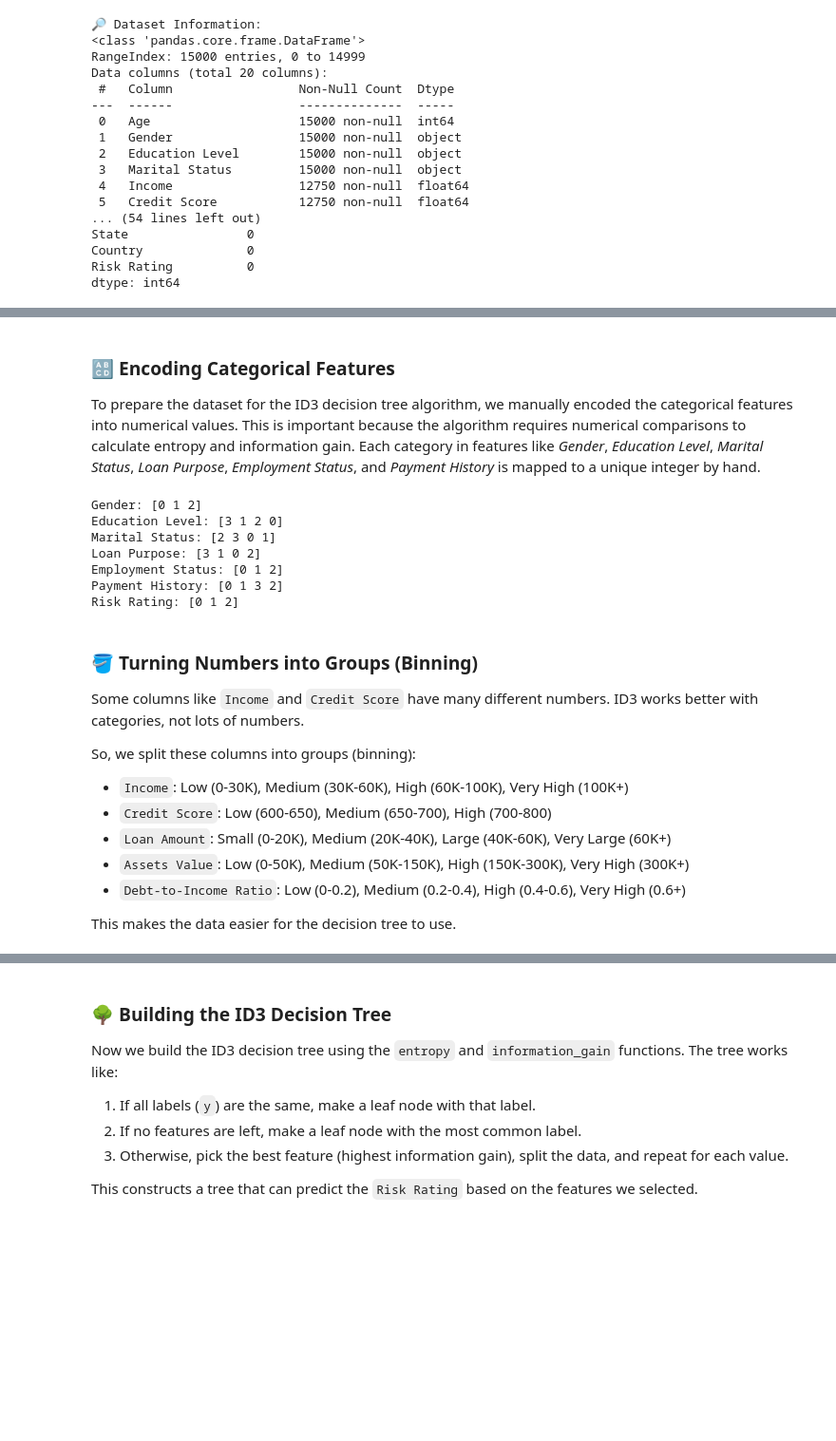
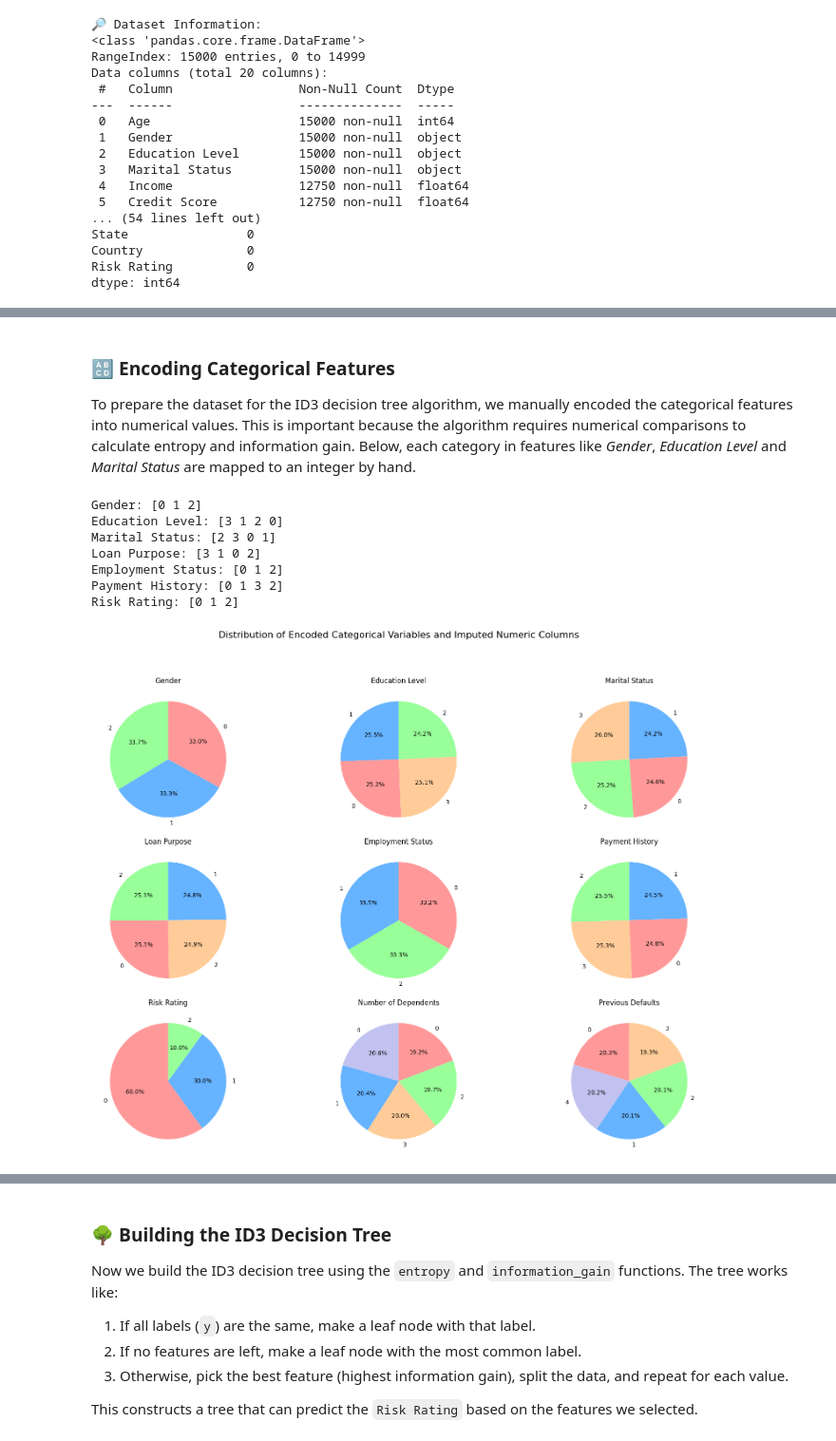
Before and after one commit to merttcetn/ML-PA2, a Jupyter notebook: assignment2.ipynb, the cells around one changed output, grey strips where cells are left out. Shown at 95% size. Cells and saved outputs as stored; diff of their text form; code cells hidden in the pictures; blank space fills up the shorter version.

```diff
--- a/assignment2.ipynb
+++ b/assignment2.ipynb
@@ -75,16 +76,0 @@ We also checked the categorical columns for missing values (such as *Gender*, *E
-# %%
-# List of numerical columns with missing values
-numeric_missing_cols = [
-    "Income", "Credit Score", "Loan Amount",
-    "Assets Value", "Number of Dependents",
-    "Previous Defaults"
-]
-
-# Fill missing values in numeric columns using median value
-for col in numeric_missing_cols:
-    median_val = df[col].median()
-    df[col] = df[col].fillna(median_val)
-
-# Verify that all missing values have been filled
-print("\nMissing values after imputation:")
-df.isnull().sum()
@@ -110,50 +186,81 @@ dtype: int64
 # %% [markdown]
 ### **🔠 Encoding Categorical Features**
 
-To prepare the dataset for the ID3 decision tree algorithm, we manually encoded the categorical features into numerical values. This is important because the algorithm requires numerical comparisons to calculate entropy and information gain. Each category in features like *Gender*, *Education Level*, *Marital Status*, *Loan Purpose*, *Employment Status*, and *Payment History* is mapped to a unique integer by hand.
+To prepare the dataset for the ID3 decision tree algorithm, we manually encoded the categorical features into numerical values. This is important because the algorithm requires numerical comparisons to calculate entropy and information gain. Below, each category in features like *Gender*, *Education Level* and *Marital Status* are mapped to an integer by hand.
 # %%
+import matplotlib.pyplot as plt
+
 # Encoding mappings for categorical variables
 encoding_maps = {
     "Gender": {"Male": 0, "Female": 1, "Non-binary": 2},
     "Education Level": {"High School": 0, "Bachelor's": 1, "Master's": 2, "PhD": 3},
     "Marital Status": {"Single": 0, "Married": 1, "Divorced": 2, "Widowed": 3},
     "Loan Purpose": {"Home": 0, "Auto": 1, "Personal": 2, "Business": 3},
     "Employment Status": {"Unemployed": 0, "Employed": 1, "Self-employed": 2},
     "Payment History": {"Poor": 0, "Fair": 1, "Good": 2, "Excellent": 3},
     "Risk Rating": {"Low": 0, "Medium": 1, "High": 2}  # Target variable
 }
 
 # Apply encoding
 for col, mapping in encoding_maps.items():
     df[col] = df[col].map(mapping)
 
 # Check unique values after encoding
 print("Gender:", df["Gender"].unique())
 print("Education Level:", df["Education Level"].unique())
 print("Marital Status:", df["Marital Status"].unique())
 print("Loan Purpose:", df["Loan Purpose"].unique())
 print("Employment Status:", df["Employment Status"].unique())
 print("Payment History:", df["Payment History"].unique())
 print("Risk Rating:", df["Risk Rating"].unique())
+
+# Prepare for pie charts
+columns = list(encoding_maps.keys()) + ["Number of Dependents", "Previous Defaults"]
+n_cols = len(columns)  # 9 sütun var
+
+# Create a figure with subplots (3 rows, 3 columns to fit 9 pie charts)
+fig, axes = plt.subplots(3, 3, figsize=(18, 12))
+axes = axes.flatten()
+
+# Add a title to the entire figure
+fig.suptitle("Distribution of Encoded Categorical Variables and Imputed Numeric Columns", fontsize=16, y=1.05)
+
+# Define a color mapping for each value (0, 1, 2, 3, 4)
+color_map = {
+    0: '#ff9999',
+    1: '#66b3ff',
+    2: '#99ff99',
+    3: '#ffcc99',
+    4: '#c2c2f0'
+}
+
+# Define a shared label mapping
+shared_labels = {0: "0", 1: "1", 2: "2", 3: "3", 4: "4"}
+
+# Plot a pie chart for each column
+for i, col in enumerate(columns):
+    # Count the frequency of each encoded or numeric value in the column
+    value_counts = df[col].value_counts()
+
+    # Prepare data for the pie chart
+    labels = [shared_labels[val] for val in value_counts.index if val in shared_labels]
+    sizes = value_counts.values
+    # Renkleri değerlere göre eşleştir
+    colors = [color_map[val] for val in value_counts.index if val in color_map]
+
+    # Plot the pie chart
+    axes[i].pie(sizes, labels=labels, colors=colors, autopct='%1.1f%%', startangle=90)
+    axes[i].set_title(col)
+
+# Adjust layout to prevent overlap
+plt.tight_layout()
+plt.show()
 # %% [output]
 Gender: [0 1 2]
 Education Level: [3 1 2 0]
 Marital Status: [2 3 0 1]
 Loan Purpose: [3 1 0 2]
 Employment Status: [0 1 2]
 Payment History: [0 1 3 2]
 Risk Rating: [0 1 2]
+[figure, added]
-# %% [markdown]
-### **🪣 Turning Numbers into Groups (Binning)**
-
-Some columns like `Income` and `Credit Score` have many different numbers.
-ID3 works better with categories, not lots of numbers.
-
-So, we split these columns into groups (binning):
-- `Income`: Low (0-30K), Medium (30K-60K), High (60K-100K), Very High (100K+)
-- `Credit Score`: Low (600-650), Medium (650-700), High (700-800)
-- `Loan Amount`: Small (0-20K), Medium (20K-40K), Large (40K-60K), Very Large (60K+)
-- `Assets Value`: Low (0-50K), Medium (50K-150K), High (150K-300K), Very High (300K+)
-- `Debt-to-Income Ratio`: Low (0-0.2), Medium (0.2-0.4), High (0.4-0.6), Very High (0.6+)
-
-This makes the data easier for the decision tree to use.
```
Also changed, not shown: parts of 46 cells of this notebook.
